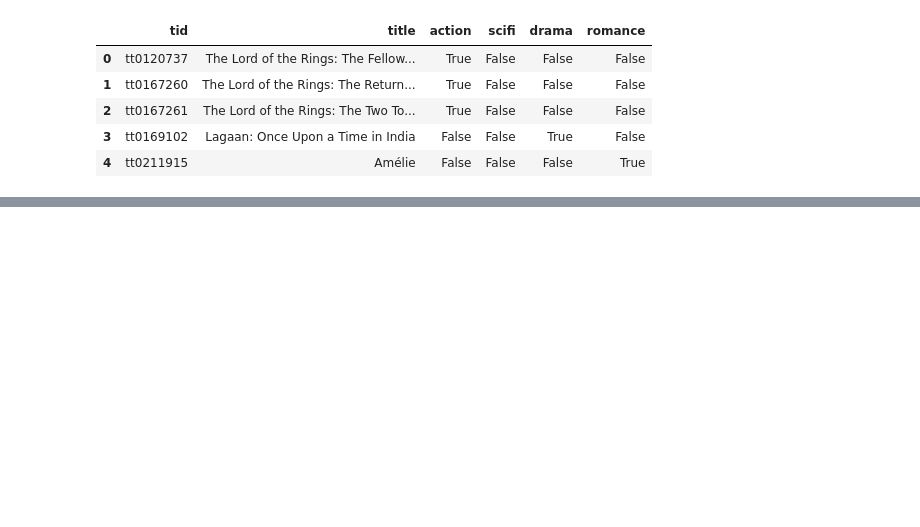
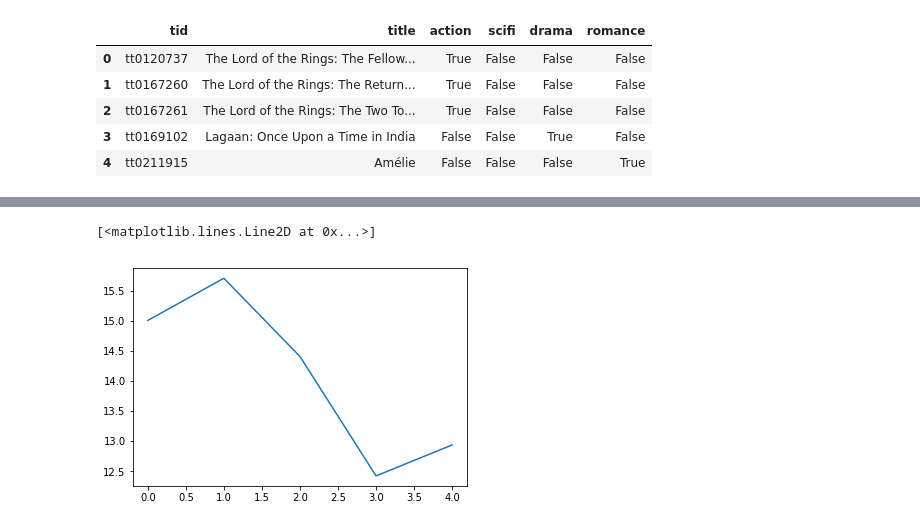
Before and after one commit to HarshavardhanK/Deep-Learning-and-CV, a Jupyter notebook: Deep-Learning-Assignment/Manas-Posters.ipynb, the cells around one changed output, grey strips where cells are left out. Saved outputs shown, nothing was run; the diff lists cells and outputs as text; code cells hidden in the pictures; blank space fills up the shorter version.

```diff
--- a/Deep-Learning-Assignment/Manas-Posters.ipynb
+++ b/Deep-Learning-Assignment/Manas-Posters.ipynb
@@ -272,0 +617,5 @@ Clipping input data to the valid range for imshow with RGB data ([0..1] for floa
+# %%
+plt.plot(history.history['loss'])
+# %% [output]
+[<matplotlib.lines.Line2D at 0x...>]
+[figure, added]
```
Also changed, not shown: parts of 68 cells of this notebook, 15 other files.
